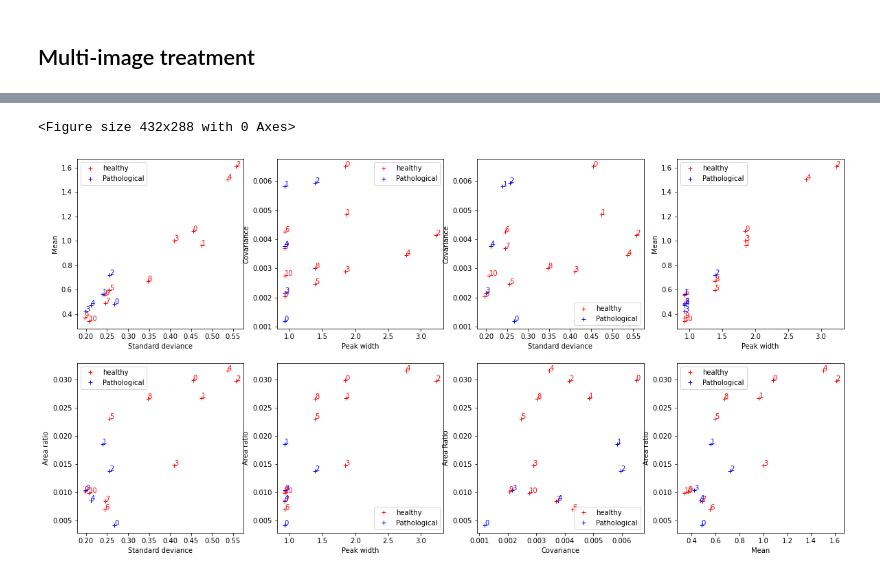
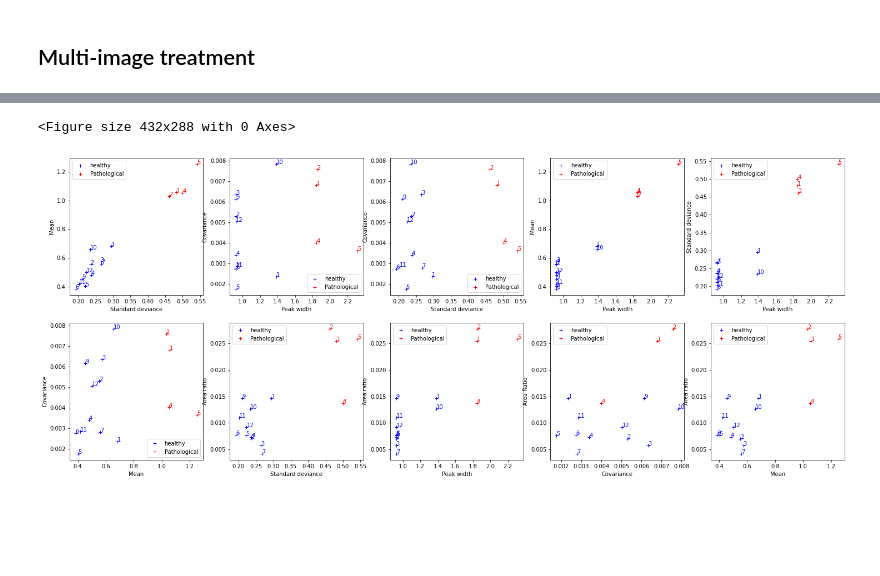
Before and after one commit to Coohrentiin/Quantification_of_corneal_surgery_antecedent, a Jupyter notebook: quatification_test.ipynb, the cells around one changed output, grey strips where cells are left out. Drawn from its saved outputs; the diff is of its cells as text; code cells hidden in the pictures; blank space fills up the shorter version.

```diff
--- a/quatification_test.ipynb
+++ b/quatification_test.ipynb
@@ -121,6 +138,7 @@ files_healthy = [f for f in listdir(repertory_healthy) if isfile(join(repertory_
 
 quantification_haze=[]
 i=0
+i_list_haze=[]
 for haze in files_haze:
 	i+=1
 	# im=image_OCT(repertory_haze+"\\"+haze)
@@ -134,11 +152,14 @@ for haze in files_haze:
 		quantification=im_Q.param
 
 		quantification_haze.append(quantification)
+		print(i,":",haze)
+		i_list_haze.append(i)
 	except:
 		print("Error with: "+haze+" image #"+str(i))
 
 quantification_healthy=[]
 i=0
+i_list_healthy=[]
 for healthy in files_healthy:
 	i+=1
 	# im=image_OCT(repertory_healthy+"\\"+healthy)
@@ -152,10 +173,12 @@ for healthy in files_healthy:
 		quantification=im_Q.param
 
 		quantification_healthy.append(quantification)
+		print(i,":",healthy)
+		i_list_healthy.append(i)
 	except:
 		print("Error with: "+healthy+" image #"+str(i))
 
-X=quantification_haze+quantification_healthy
+X=quantification_healthy+quantification_haze
 y=[1]*len(quantification_healthy)+[0]*len(quantification_haze)
 plt.figure()
 class1=(np.argwhere(np.array(y)==1).T[0])
@@ -164,71 +187,87 @@ class0=(np.argwhere(np.array(y)==0).T[0])
 x_class0=np.array([ np.array(X[index]) for index in class0])
 
 def textLabel(x_class0,x_class1,k,l):
-	for i in range(x_class1.T[k].shape[0]):
-		plt.text(x_class1.T[k][i],x_class1.T[l][i],str(i),color="red")
-	for i in range(x_class0.T[k].shape[0]):
-		plt.text(x_class0.T[k][i],x_class0.T[l][i],str(i),color="blue")
+	for i in range(x_class1.T[k].shape[0]): #healthy
+		plt.text(x_class1.T[k][i],x_class1.T[l][i],str(i_list_healthy[i]),color="blue")
+	for i in range(x_class0.T[k].shape[0]): #haze
+		plt.text(x_class0.T[k][i],x_class0.T[l][i],str(i_list_haze[i]),color="red")
 
-plt.figure(figsize=(20,10))
-plt.subplot(241)
-plt.plot(x_class1.T[1],x_class1.T[3],"r+",label="healthy")
-plt.plot(x_class0.T[1],x_class0.T[3],"b+",label="Pathological")
+plt.figure(figsize=(25,10))
+plt.subplot(251)
+plt.plot(x_class1.T[1],x_class1.T[3],"b+",label="healthy")
+plt.plot(x_class0.T[1],x_class0.T[3],"r+",label="Pathological")
 textLabel(x_class0,x_class1,1,3)
 plt.xlabel("Standard deviance")
 plt.ylabel("Mean")
 plt.legend()
 
-plt.subplot(242)
-plt.plot(x_class1.T[0],x_class1.T[2],"r+",label="healthy")
-plt.plot(x_class0.T[0],x_class0.T[2],"b+",label="Pathological")
+plt.subplot(252)
+plt.plot(x_class1.T[0],x_class1.T[2],"b+",label="healthy")
+plt.plot(x_class0.T[0],x_class0.T[2],"r+",label="Pathological")
 textLabel(x_class0,x_class1,0,2)
 plt.xlabel("Peak width")
 plt.ylabel("Covariance")
 plt.legend()
 
-plt.subplot(243)
-plt.plot(x_class1.T[1],x_class1.T[2],"r+",label="healthy")
-plt.plot(x_class0.T[1],x_class0.T[2],"b+",label="Pathological")
+plt.subplot(253)
+plt.plot(x_class1.T[1],x_class1.T[2],"b+",label="healthy")
+plt.plot(x_class0.T[1],x_class0.T[2],"r+",label="Pathological")
 textLabel(x_class0,x_class1,1,2)
 plt.xlabel("Standard deviance")
 plt.ylabel("Covariance")
 plt.legend()
 
-plt.subplot(244)
-plt.plot(x_class1.T[0],x_class1.T[3],"r+",label="healthy")
-plt.plot(x_class0.T[0],x_class0.T[3],"b+",label="Pathological")
+plt.subplot(254)
+plt.plot(x_class1.T[0],x_class1.T[3],"b+",label="healthy")
+plt.plot(x_class0.T[0],x_class0.T[3],"r+",label="Pathological")
 textLabel(x_class0,x_class1,0,3)
 plt.xlabel("Peak width")
 plt.ylabel("Mean")
 plt.legend()
 
-plt.subplot(245)
-plt.plot(x_class1.T[1],x_class1.T[5],"r+",label="healthy")
-plt.plot(x_class0.T[1],x_class0.T[5],"b+",label="Pathological")
+plt.subplot(255)
+plt.plot(x_class1.T[0],x_class1.T[1],"b+",label="healthy")
+plt.plot(x_class0.T[0],x_class0.T[1],"r+",label="Pathological")
+textLabel(x_class0,x_class1,0,1)
+plt.xlabel("Peak width")
+plt.ylabel("Standard deviance")
+plt.legend()
+
+plt.subplot(256)
+plt.plot(x_class1.T[3],x_class1.T[2],"b+",label="healthy")
+plt.plot(x_class0.T[3],x_class0.T[2],"r+",label="Pathological")
+textLabel(x_class0,x_class1,3,2)
+plt.xlabel("Mean")
+plt.ylabel("Covariance")
+plt.legend()
+
+plt.subplot(257)
+plt.plot(x_class1.T[1],x_class1.T[5],"b+",label="healthy")
+plt.plot(x_class0.T[1],x_class0.T[5],"r+",label="Pathological")
 textLabel(x_class0,x_class1,1,5)
 plt.xlabel("Standard deviance")
 plt.ylabel("Area ratio")
 plt.legend()
 
-plt.subplot(246)
-plt.plot(x_class1.T[0],x_class1.T[5],"r+",label="healthy")
-plt.plot(x_class0.T[0],x_class0.T[5],"b+",label="Pathological")
+plt.subplot(258)
+plt.plot(x_class1.T[0],x_class1.T[5],"b+",label="healthy")
+plt.plot(x_class0.T[0],x_class0.T[5],"r+",label="Pathological")
 textLabel(x_class0,x_class1,0,5)
 plt.xlabel("Peak width")
 plt.ylabel("Area ratio")
 plt.legend()
 
-plt.subplot(247)
-plt.plot(x_class1.T[2],x_class1.T[5],"r+",label="healthy")
-plt.plot(x_class0.T[2],x_class0.T[5],"b+",label="Pathological")
+plt.subplot(259)
+plt.plot(x_class1.T[2],x_class1.T[5],"b+",label="healthy")
+plt.plot(x_class0.T[2],x_class0.T[5],"r+",label="Pathological")
 textLabel(x_class0,x_class1,2,5)
 plt.xlabel("Covariance")
 plt.ylabel("Area Ratio")
 plt.legend()
 
-plt.subplot(248)
-plt.plot(x_class1.T[3],x_class1.T[5],"r+",label="healthy")
-plt.plot(x_class0.T[3],x_class0.T[5],"b+",label="Pathological")
+plt.subplot(2,5,10)
+plt.plot(x_class1.T[3],x_class1.T[5],"b+",label="healthy")
+plt.plot(x_class0.T[3],x_class0.T[5],"r+",label="Pathological")
 textLabel(x_class0,x_class1,3,5)
 plt.xlabel("Mean")
 plt.ylabel("Area ratio")
@@ -243,2 +298,2 @@ Error with: 80608_REZAZK_OS.jpg image #8
 <Figure size 432x288 with 0 Axes>
-[figure, old version]
+[figure, new version]
```
Also changed, not shown: parts of 5 cells of this notebook, 6 other files.
